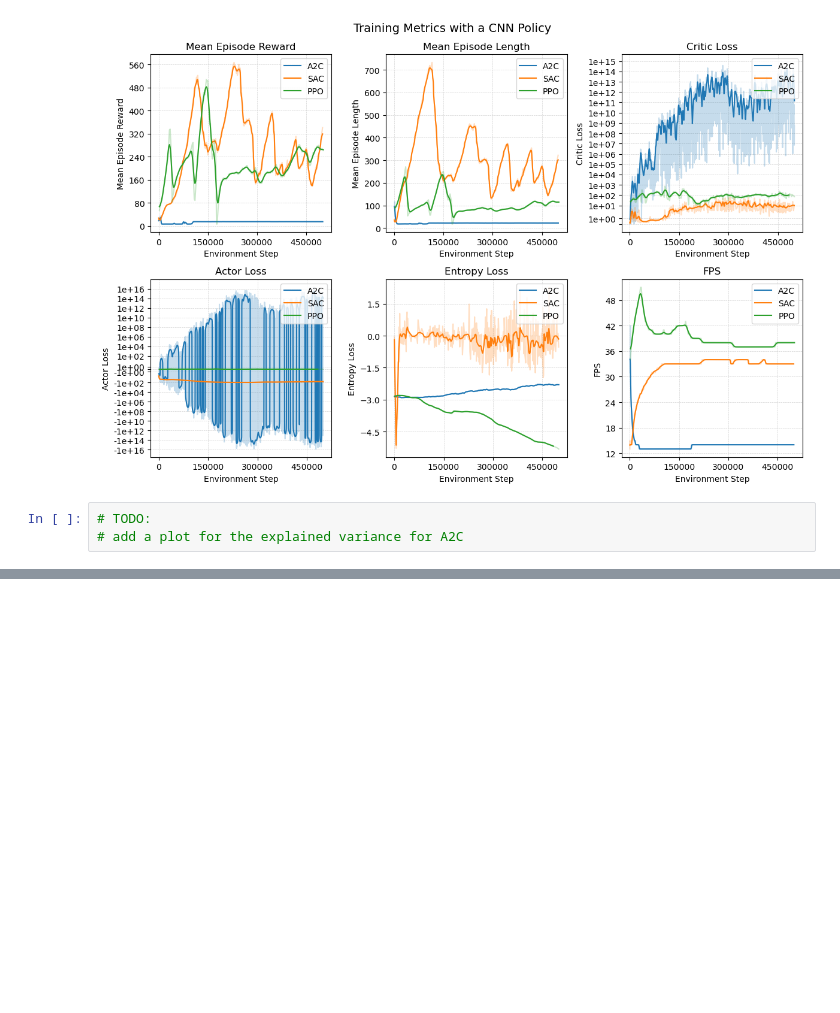
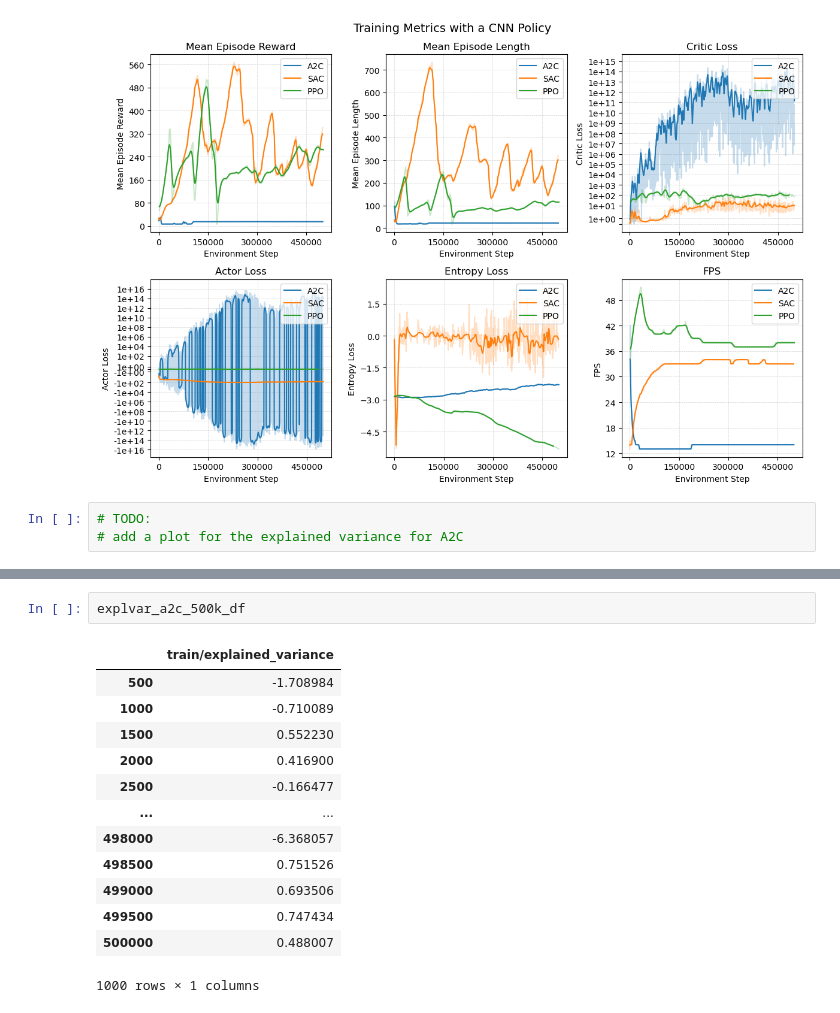
Before and after one commit to till2/self-driving-car, a Jupyter notebook: Baselines.ipynb, the cells around one changed output, grey strips where cells are left out. Saved outputs shown, nothing was run; the diff lists cells and outputs as text; blank space fills up the shorter version.

```diff
--- a/Baselines.ipynb
+++ b/Baselines.ipynb
@@ -376,0 +412,16 @@ plt.show()
+# %%
+explvar_a2c_500k_df
+# %% [output]
+|  | train/explained_variance |
+| 500 | -1.708984 |
+| 1000 | -0.710089 |
+| 1500 | 0.552230 |
+| 2000 | 0.416900 |
+| 2500 | -0.166477 |
+| ... | ... |
+| 498000 | -6.368057 |
+| 498500 | 0.751526 |
+| 499000 | 0.693506 |
+| 499500 | 0.747434 |
+| 500000 | 0.488007 |
+1000 rows × 1 columns
```
Also changed, not shown: parts of 5 cells of this notebook, 4 other files.
